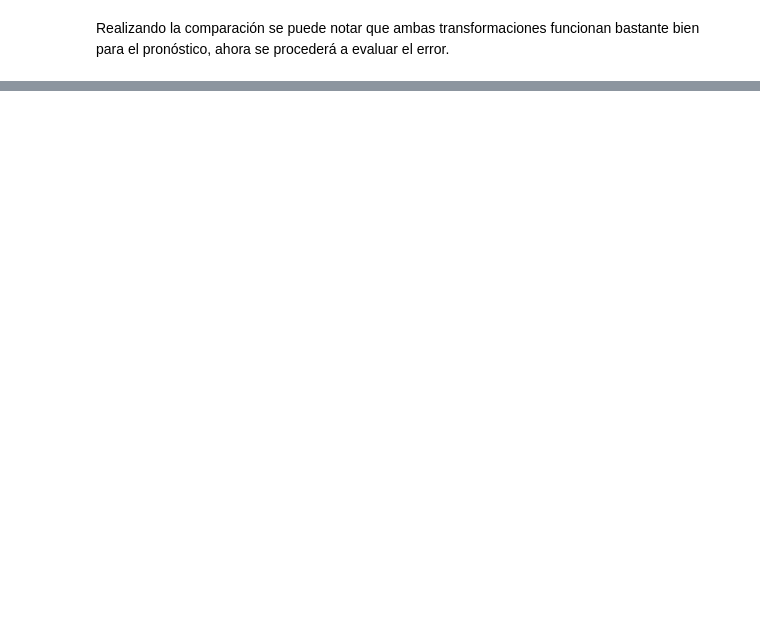
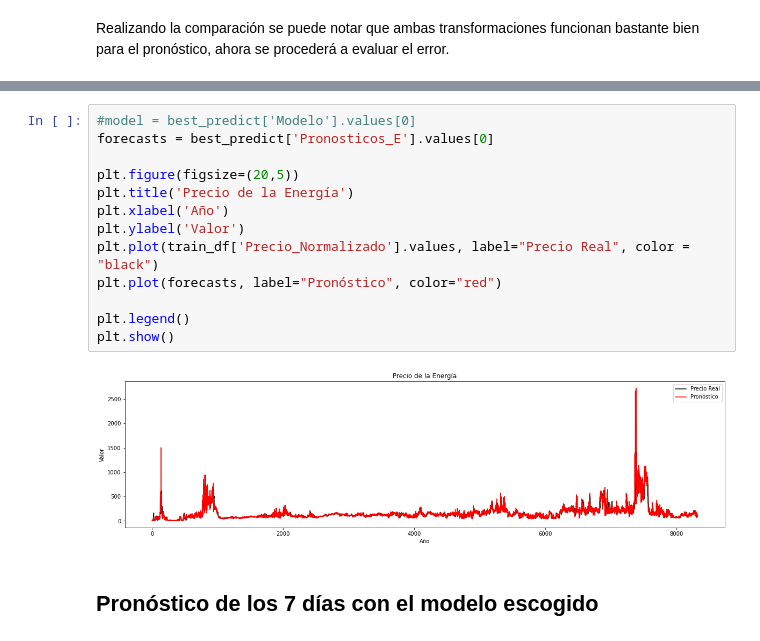
Before and after one commit to ANN-2019-2/evaluacion-saarboledaz, a Jupyter notebook: 01-precios.ipynb, the cells around one changed output, grey strips where cells are left out. Cells and saved outputs as stored; diff of their text form; blank space fills up the shorter version.

```diff
--- a/01-precios.ipynb
+++ b/01-precios.ipynb
@@ -395,0 +533,17 @@ La suma total del error cuadrático para la transformación de Raiz Cúbica es:
+# %%
+#model = best_predict['Modelo'].values[0]
+forecasts = best_predict['Pronosticos_E'].values[0]
+
+plt.figure(figsize=(20,5))
+plt.title('Precio de la Energía')
+plt.xlabel('Año')
+plt.ylabel('Valor')
+plt.plot(train_df['Precio_Normalizado'].values, label="Precio Real", color = "black")
+plt.plot(forecasts, label="Pronóstico", color="red")
+
+plt.legend()
+plt.show()
+# %% [output]
+[figure, added]
+# %% [markdown]
+## Pronóstico de los 7 días con el modelo escogido
```
Also changed, not shown: parts of 18 cells of this notebook.
